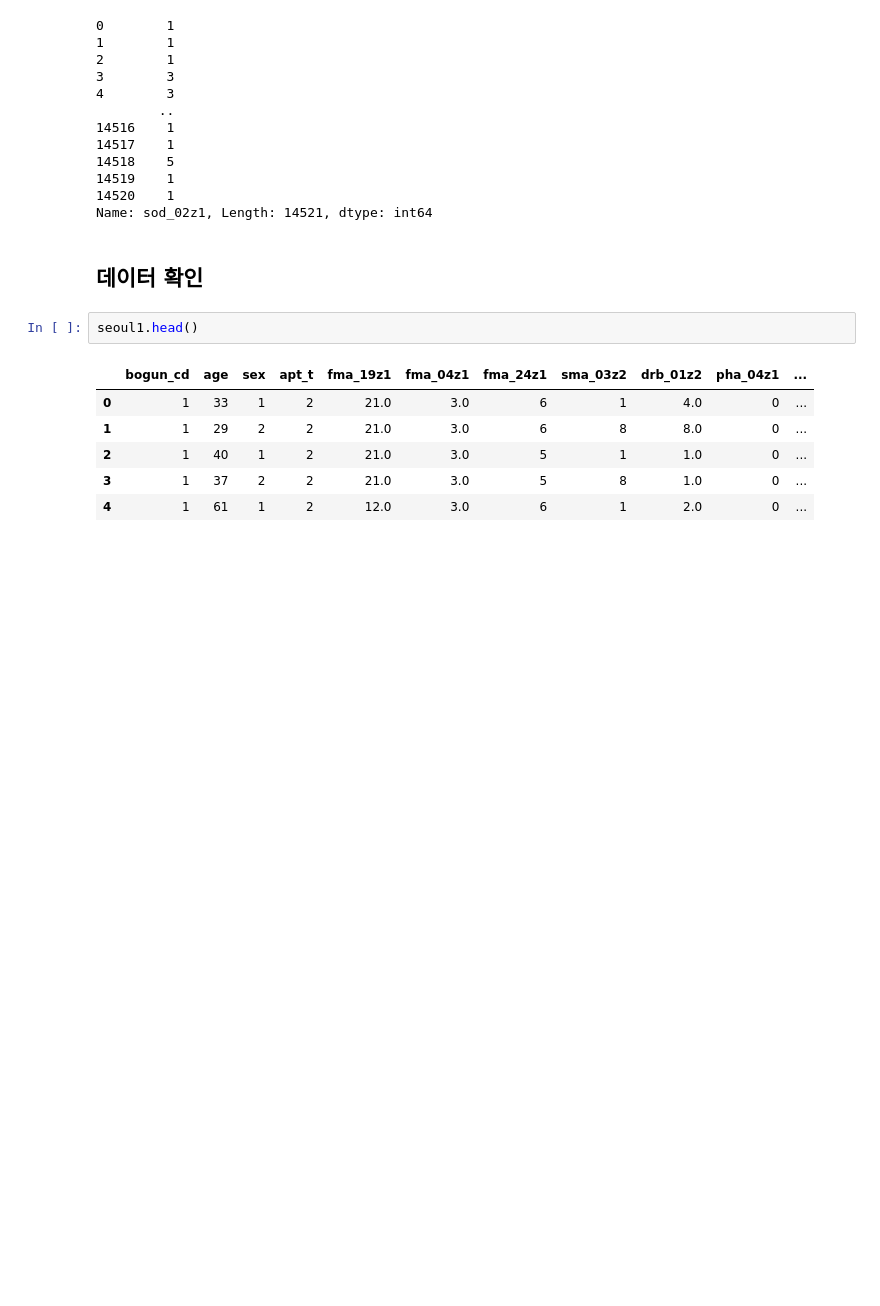
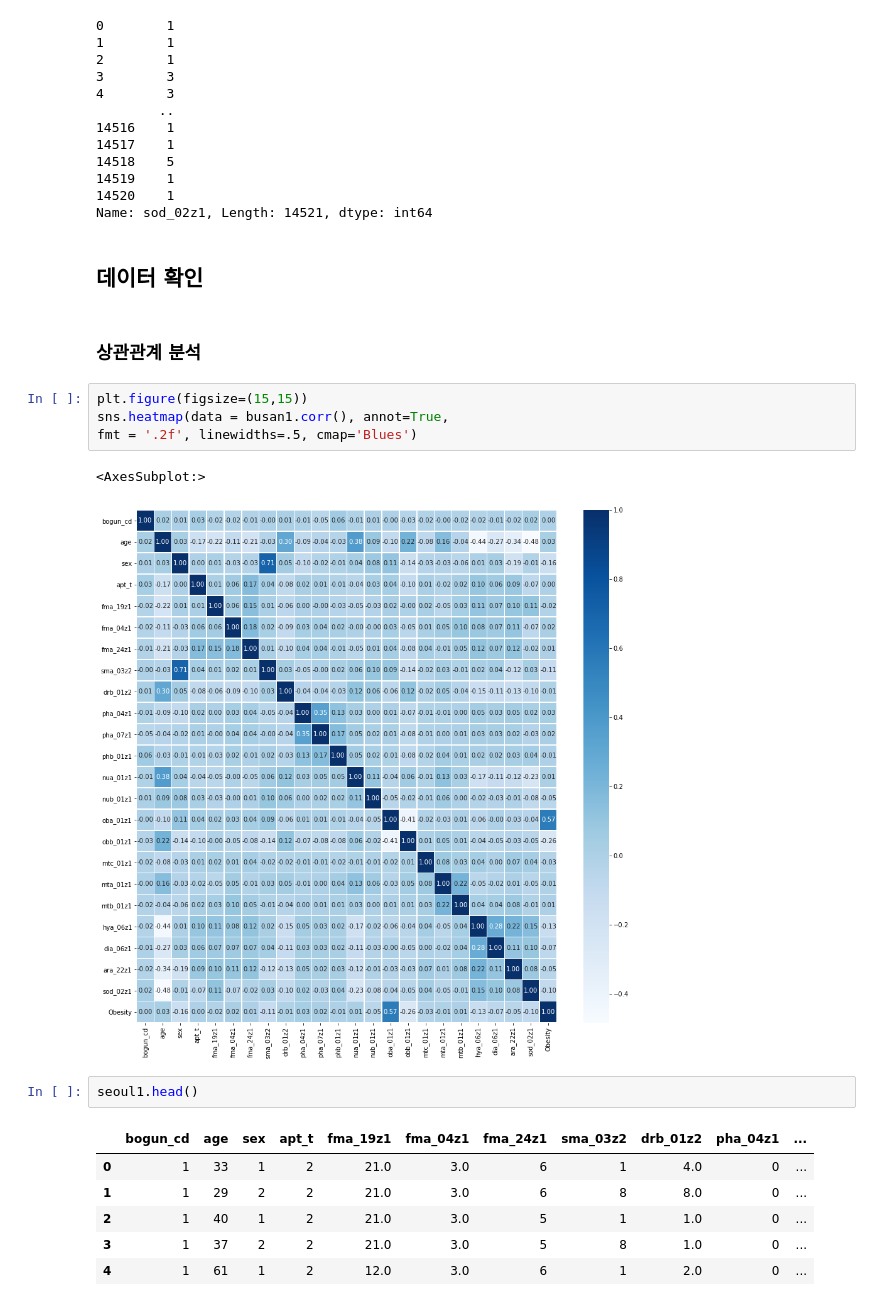
Before and after one commit to gini7752/AI_project, a Jupyter notebook: src/modeling.ipynb, the cells around one changed output. Cells and saved outputs as stored; diff of their text form; blank space fills up the shorter version.

```diff
--- a/src/modeling.ipynb
+++ b/src/modeling.ipynb
@@ -57,6 +57,15 @@ change_col(busan_17)
 Name: sod_02z1, Length: 14521, dtype: int64
 # %% [markdown]
 ## 데이터 확인
+# %% [markdown]
+### 상관관계 분석
+# %%
+plt.figure(figsize=(15,15))
+sns.heatmap(data = busan1.corr(), annot=True,
+fmt = '.2f', linewidths=.5, cmap='Blues')
+# %% [output]
+<AxesSubplot:>
+[figure, added]
 # %%
 seoul1.head()
 # %% [output]
```
Also changed, not shown: parts of 7 cells of this notebook, 1 other file.
